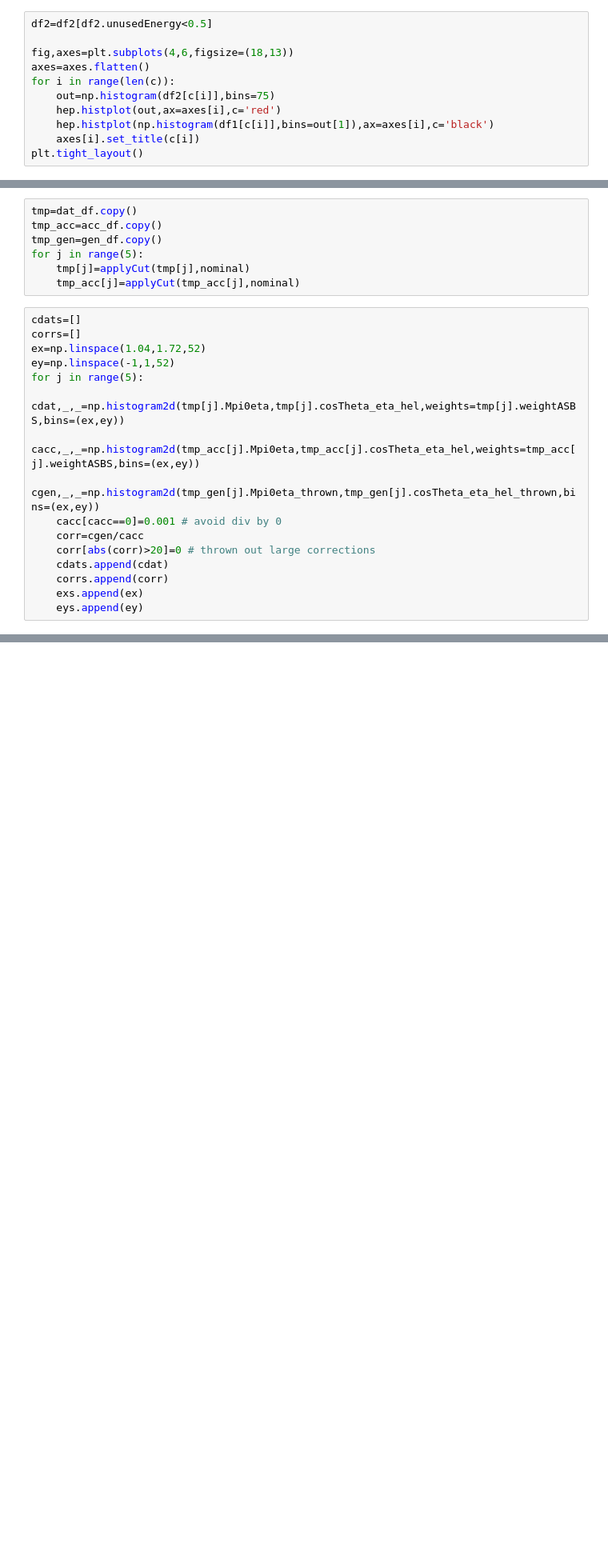
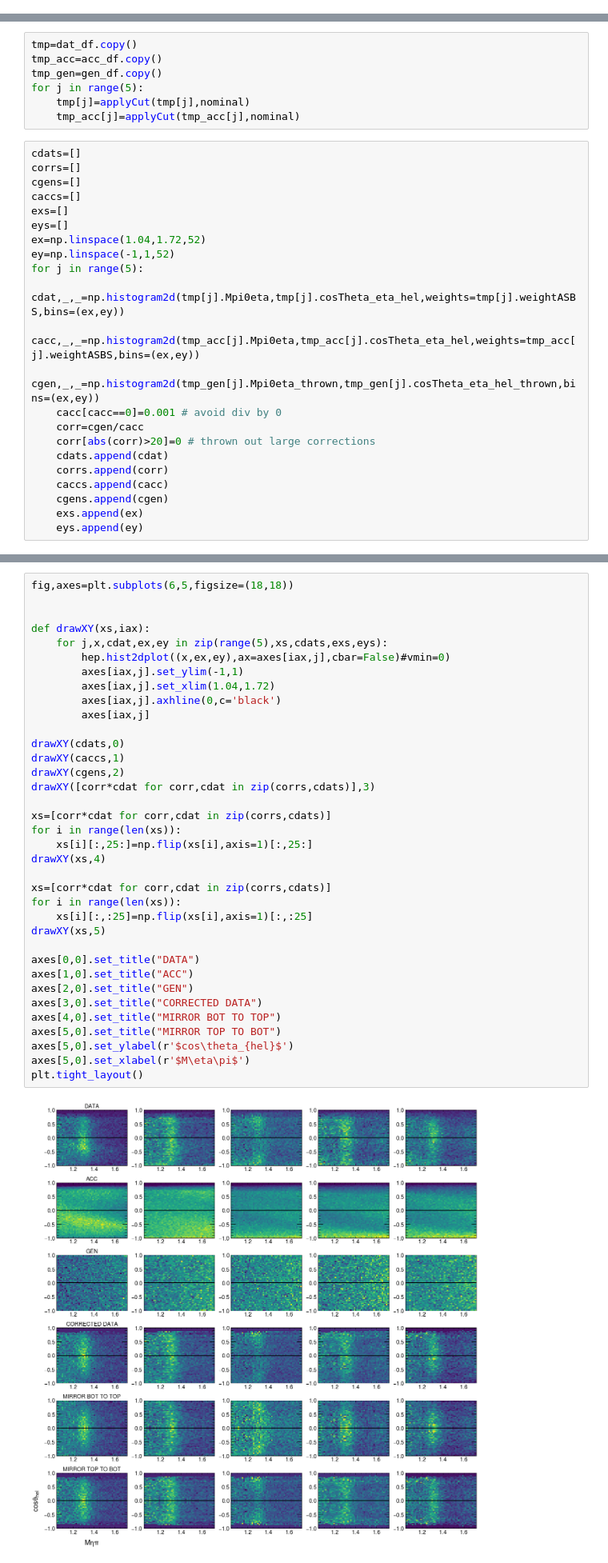
Before and after one commit to lan13005/EtaPi-Analysis, a Jupyter notebook: study_pwa/jupyter_plotting/plotter.ipynb, the cells around one changed output, grey strips where cells are left out. Shown at 80% size. Saved outputs shown, nothing was run; the diff lists cells and outputs as text; blank space fills up the shorter version.

```diff
--- a/study_pwa/jupyter_plotting/plotter.ipynb
+++ b/study_pwa/jupyter_plotting/plotter.ipynb
@@ -61,11 +44,0 @@ df1.rfTime.value_counts()
-# %%
-df2=df2[df2.unusedEnergy<0.5]
-
-fig,axes=plt.subplots(4,6,figsize=(18,13))
-axes=axes.flatten()
-for i in range(len(c)):
-    out=np.histogram(df2[c[i]],bins=75)
-    hep.histplot(out,ax=axes[i],c='red')
-    hep.histplot(np.histogram(df1[c[i]],bins=out[1]),ax=axes[i],c='black')
-    axes[i].set_title(c[i])
-plt.tight_layout()
@@ -637,6 +608,10 @@ for j in range(5):
 # %%
 cdats=[]
 corrs=[]
+cgens=[]
+caccs=[]
+exs=[]
+eys=[]
 ex=np.linspace(1.04,1.72,52)
 ey=np.linspace(-1,1,52)
 for j in range(5):
@@ -648,5 +623,7 @@ for j in range(5):
     corr[abs(corr)>20]=0 # thrown out large corrections
     cdats.append(cdat)
     corrs.append(corr)
+    caccs.append(cacc)
+    cgens.append(cgen)
     exs.append(ex)
     eys.append(ey)
@@ -686,3 +630,41 @@ plt.tight_layout()
+# %%
+fig,axes=plt.subplots(6,5,figsize=(18,18))
+
+
+def drawXY(xs,iax):
+    for j,x,cdat,ex,ey in zip(range(5),xs,cdats,exs,eys):
+        hep.hist2dplot((x,ex,ey),ax=axes[iax,j],cbar=False)#vmin=0)
+        axes[iax,j].set_ylim(-1,1)
+        axes[iax,j].set_xlim(1.04,1.72)
+        axes[iax,j].axhline(0,c='black')
+        axes[iax,j]
+
+drawXY(cdats,0)
+drawXY(caccs,1)
+drawXY(cgens,2)
+drawXY([corr*cdat for corr,cdat in zip(corrs,cdats)],3)
+
+xs=[corr*cdat for corr,cdat in zip(corrs,cdats)]
+for i in range(len(xs)):
+    xs[i][:,25:]=np.flip(xs[i],axis=1)[:,25:]
+drawXY(xs,4)
+
+xs=[corr*cdat for corr,cdat in zip(corrs,cdats)]
+for i in range(len(xs)):
+    xs[i][:,:25]=np.flip(xs[i],axis=1)[:,:25]
+drawXY(xs,5)
+
+axes[0,0].set_title("DATA")
+axes[1,0].set_title("ACC")
+axes[2,0].set_title("GEN")
+axes[3,0].set_title("CORRECTED DATA")
+axes[4,0].set_title("MIRROR BOT TO TOP")
+axes[5,0].set_title("MIRROR TOP TO BOT")
+axes[5,0].set_ylabel(r'$cos\theta_{hel}$')
+axes[5,0].set_xlabel(r'$M\eta\pi$')
+plt.tight_layout()
+# %% [output]
+[figure, added]
 # %%
 nominal='Mpi0eta 1.04 1.72 pVH 0.5 999 unusedEnergy -999 0.01 chiSq -999 13.277 \
 !photonTheta1 -999 2.5 !photonTheta1 10.3 11.9 !photonTheta2 -999 2.5 !photonTheta2 10.3 11.9 \
```
Also changed, not shown: parts of 4 cells of this notebook, 9 other files.
